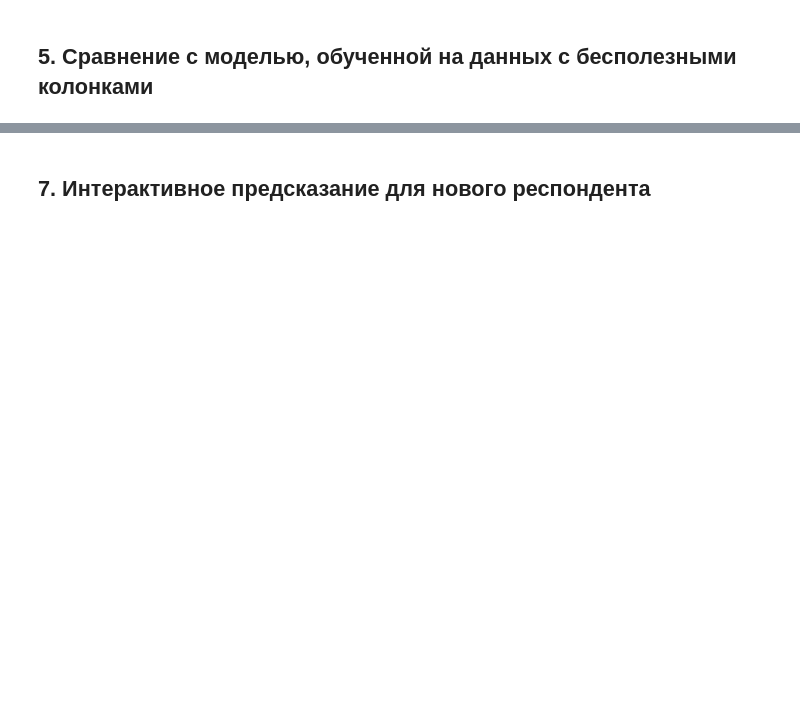
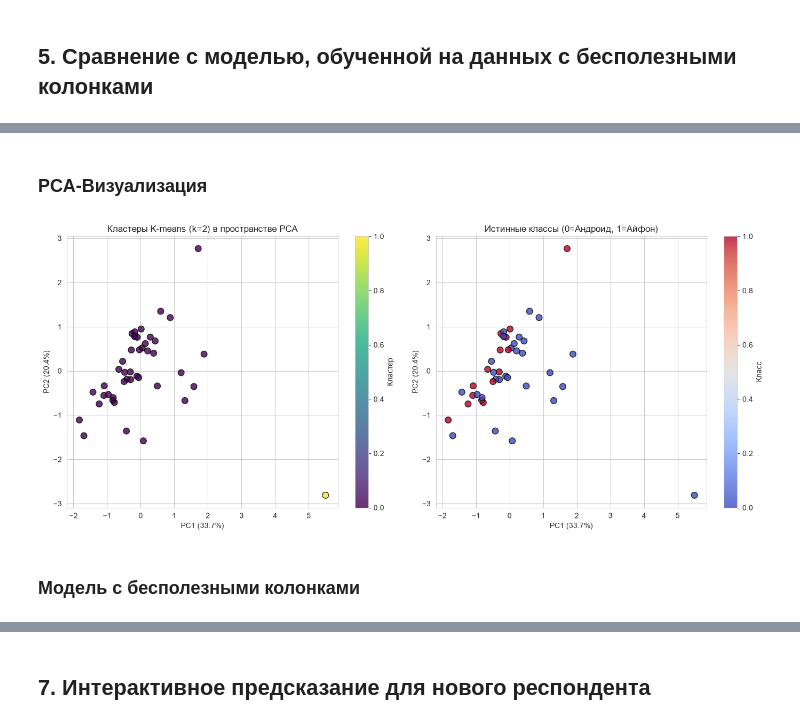
Before and after one commit to BABS00N/Intellectual_Systems_and_Technologies, a Jupyter notebook: practice_1/pr1.ipynb, the cells around one changed output, grey strips where cells are left out. Drawn from its saved outputs; the diff is of its cells as text; code cells hidden in the pictures; blank space fills up the shorter version.

```diff
--- a/practice_1/pr1.ipynb
+++ b/practice_1/pr1.ipynb
@@ -236,0 +293,28 @@ print("Количество признаков С бесполезными ко
+# %% [markdown]
+### PCA-Визуализация
+# %%
+pca = PCA(n_components=2)
+X_pca = pca.fit_transform(X_clean)
+
+fig, axes = plt.subplots(1, 2, figsize=(14, 6))
+
+sc1 = axes[0].scatter(X_pca[:, 0], X_pca[:, 1], c=labs_clean,
+                      cmap='viridis', s=70, alpha=0.8, edgecolor='black')
+axes[0].set_title('Кластеры K-means (k=2) в пространстве PCA')
+axes[0].set_xlabel(f'PC1 ({pca.explained_variance_ratio_[0]*100:.1f}%)')
+axes[0].set_ylabel(f'PC2 ({pca.explained_variance_ratio_[1]*100:.1f}%)')
+plt.colorbar(sc1, ax=axes[0], label='Кластер')
+
+sc2 = axes[1].scatter(X_pca[:, 0], X_pca[:, 1], c=y,
+                      cmap='coolwarm', s=70, alpha=0.8, edgecolor='black')
+axes[1].set_title('Истинные классы (0=Андроид, 1=Айфон)')
+axes[1].set_xlabel(f'PC1 ({pca.explained_variance_ratio_[0]*100:.1f}%)')
+axes[1].set_ylabel(f'PC2 ({pca.explained_variance_ratio_[1]*100:.1f}%)')
+plt.colorbar(sc2, ax=axes[1], label='Класс')
+
+plt.tight_layout()
+plt.show()
+# %% [output]
+[figure, added]
+# %% [markdown]
+### Модель с бесполезными колонками
```
Also changed, not shown: parts of 34 cells of this notebook.
